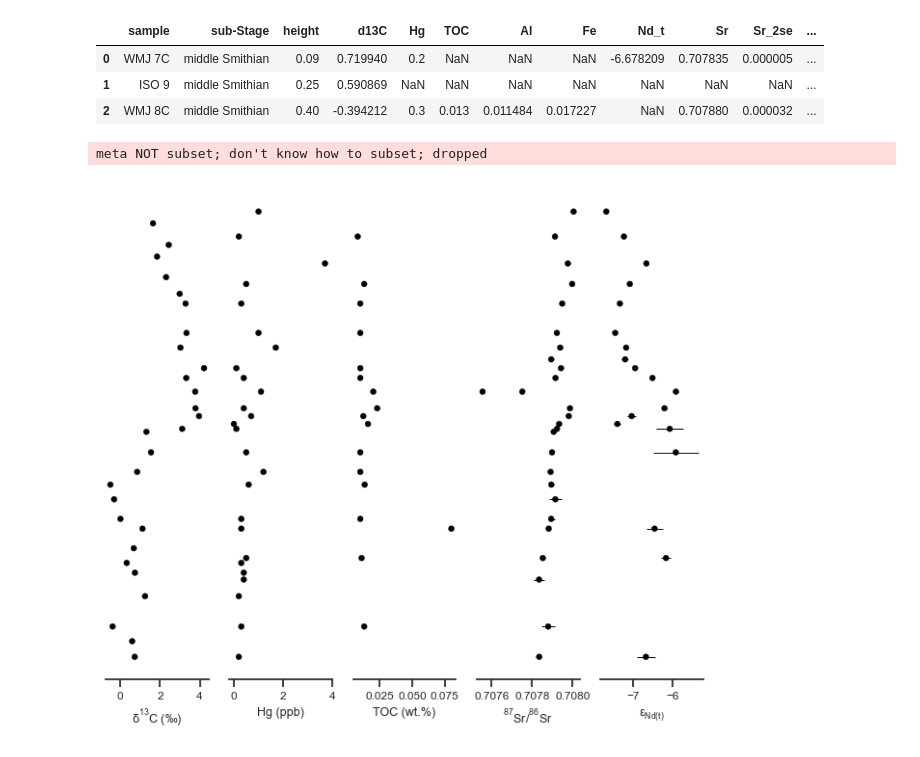
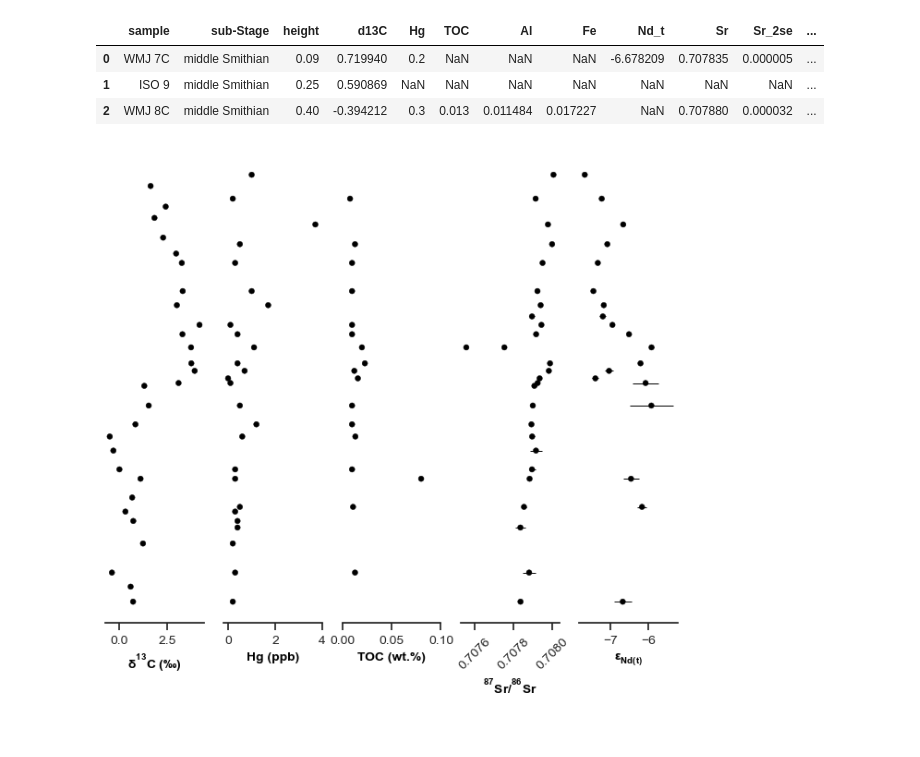
Before and after one commit to oluwaseun-edward/notebooks, a Jupyter notebook: WMJ.ipynb, the cells around one changed output. Saved outputs shown, nothing was run; the diff lists cells and outputs as text; code cells hidden in the pictures.

Commit message:
added a new notebook for literature Hg data, adjusted the fontweight of the previous plots in J.Aweri, WMJ, Qiakong and shanggang notebooks.

```diff
--- a/WMJ.ipynb
+++ b/WMJ.ipynb
@@ -36,35 +36,42 @@ fig, axes = plt.subplots(figsize=(8, 6.6),  # constrained_layout=True,
 ax0, ax1, ax2, ax3, ax4 = axes
 
 # remove the y-axis ticks and y-axis itself.
 sns.despine(left=True, right=True, top=True, bottom=False)
 plt.yticks([])
 
 #define the variables needed to iterably make the figures.
 subs = ['d13C', 'Hg', 'TOC',"Sr", 'Nd_t']
 ax= [ax0, ax1, ax2, ax3, ax4]
 xlabels = ["$\delta^{13}C\;(‰)$", "Hg (ppb)", "TOC (wt.%)",
            "$^{87}Sr/^{86}Sr$", "$\epsilon_{Nd(t)}$"]
 err = ["Sr_2se", "Nd_2se"]
 err_subs = [Sr, Nd]
 ax_2 = [ax3, ax4]
 # make the subplots using a for loop.
 for ix, sub in enumerate(subs):
     sns.scatterplot(data=wm, x=wm[sub], y=height, ax=ax[ix],
                     color='black', legend=False, edgecolor='black',
                     size=20,
                     )
-    ax[ix].tick_params(labelsize=8.5)
-    ax[ix].set_xlabel(xlabels[ix], fontsize=9)
+    ax[ix].tick_params(labelsize=10)
+    ax[ix].set_xlabel(xlabels[ix], fontsize=10, c="black", fontweight="bold")
 # ax2.set_xticks([0, .1, .2])
 ax1.set_xticks([0, 2, 4])
+ax2.set_xticks([0, .05, .1])
+ax3.set_xticks([0.7076, 0.7078, 0.7080])
 ax4.set_xticks([-8, -7, -6])
 
+
+# change orientation of the x-axis labels on the Sr isotope plot
+for tick in ax3.get_xticklabels():
+    tick.set_rotation(45)
+
+# ax3.set_xticklabels(ax.get_xticks(), rotation=50)
 # add error bars to Nd and Sr-isotope subplots
 for ix, sub in enumerate(err):
     ax_2[ix].errorbar(xerr=wm[sub], y=height,x=err_subs[ix], ecolor="black", color="black",
              linestyle='none', elinewidth=0.7, capthick=0.5, mec='black')
 
-plt.savefig("../plots/WMJ_all.pdf", dpi=600)
+# plt.savefig("../plots/WMJ_all.pdf", dpi=600)
 # %% [output]
-meta NOT subset; don't know how to subset; dropped
-[figure, old version]
+[figure, new version]
```
Also changed, not shown: 4 other files.
